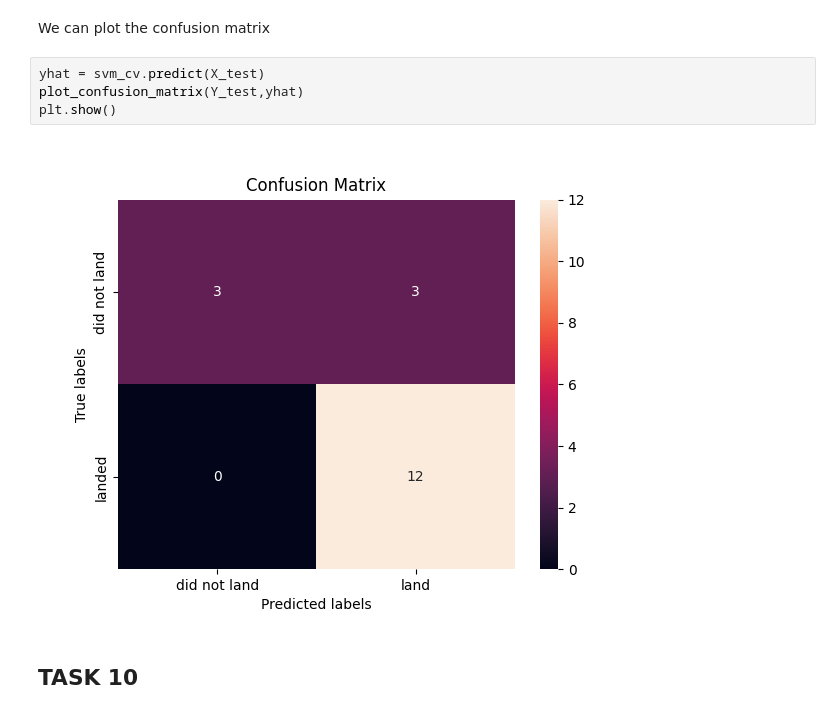
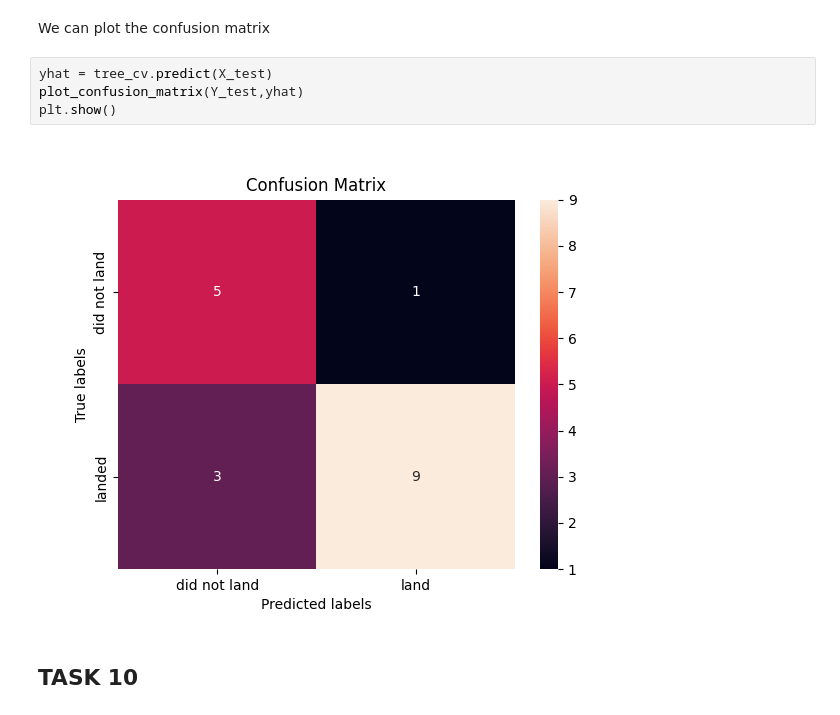
Before and after one commit to ASham-Cloud/Readme, a Jupyter notebook: SpaceX_Machine_Learning_Prediction_Part_5.jupyterlite.ipynb, the cells around one changed output. Cells and saved outputs as stored; diff of their text form.

```diff
--- a/SpaceX_Machine_Learning_Prediction_Part_5.jupyterlite.ipynb
+++ b/SpaceX_Machine_Learning_Prediction_Part_5.jupyterlite.ipynb
@@ -255,11 +255,11 @@ tree_cv.score(X_test, Y_test)
 # %% [markdown]
 We can plot the confusion matrix
 # %%
-yhat = svm_cv.predict(X_test)
+yhat = tree_cv.predict(X_test)
 plot_confusion_matrix(Y_test,yhat)
 plt.show()
 # %% [output]
-[figure, old version]
+[figure, new version]
 # %% [markdown]
 ## TASK  10
 # %% [markdown]
```
Also changed, not shown: parts of 1 cell of this notebook.
